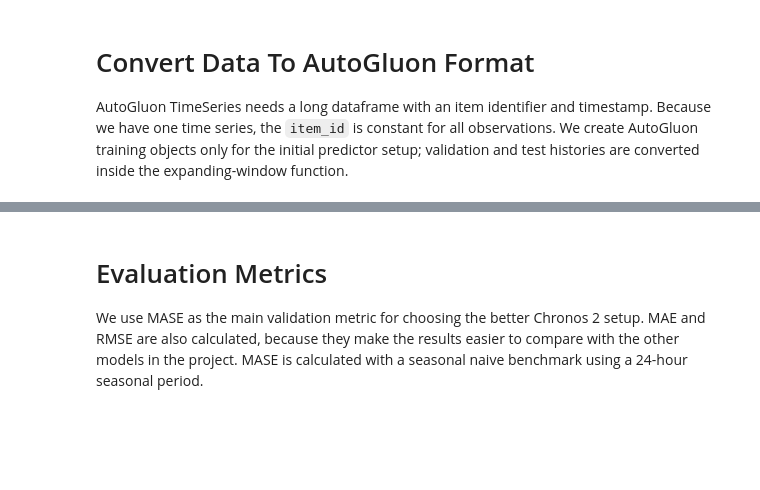
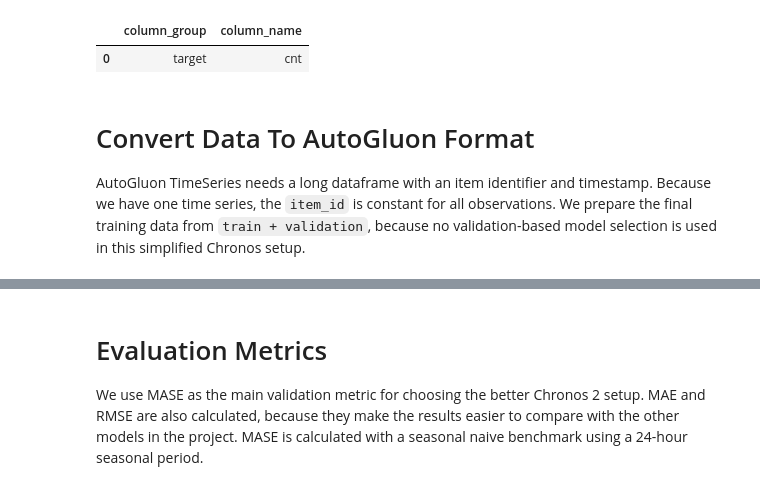
Before and after one commit to Kat-Pelka/RR_project, a Jupyter notebook: notebooks/04_fm_chronos-2.ipynb, the cells around one changed output, grey strips where cells are left out. Drawn from its saved outputs; the diff is of its cells as text; code cells hidden in the pictures; blank space fills up the shorter version.

```diff
--- a/notebooks/04_fm_chronos-2.ipynb
+++ b/notebooks/04_fm_chronos-2.ipynb
@@ -203,13 +196,12 @@ EXCLUDED_ENGINEERED_FEATURES = [
 ]
 # %%
 selected_columns = pd.DataFrame({
-    "column_group": (
-        ["target"]
-        + ["calendar_covariate"] * len(CALENDAR_COVARIATES)
-        + ["weather_covariate"] * len(WEATHER_COVARIATES)
-    ),
-    "column_name": [TARGET] + KNOWN_COVARIATES
+    "column_group": ["target"],
+    "column_name": UNIVARIATE_COLUMNS
 })
 
 selected_columns
+# %% [output]
+|  | column_group | column_name |
+| 0 | target | cnt |
 # %%
@@ -229,7 +221,7 @@ for split_name, split_df in {
 # %% [markdown]
 # Convert Data To AutoGluon Format
 
-AutoGluon TimeSeries needs a long dataframe with an item identifier and timestamp. Because we have one time series, the `item_id` is constant for all observations. We create AutoGluon training objects only for the initial predictor setup; validation and test histories are converted inside the expanding-window function.
+AutoGluon TimeSeries needs a long dataframe with an item identifier and timestamp. Because we have one time series, the `item_id` is constant for all observations. We prepare the final training data from `train + validation`, because no validation-based model selection is used in this simplified Chronos setup.
 # %%
 def prepare_autogluon_dataframe(df, modelling_columns):
     model_df = df[[TIMESTAMP_COLUMN] + modelling_columns].copy()
```
Also changed, not shown: parts of 34 cells of this notebook.
